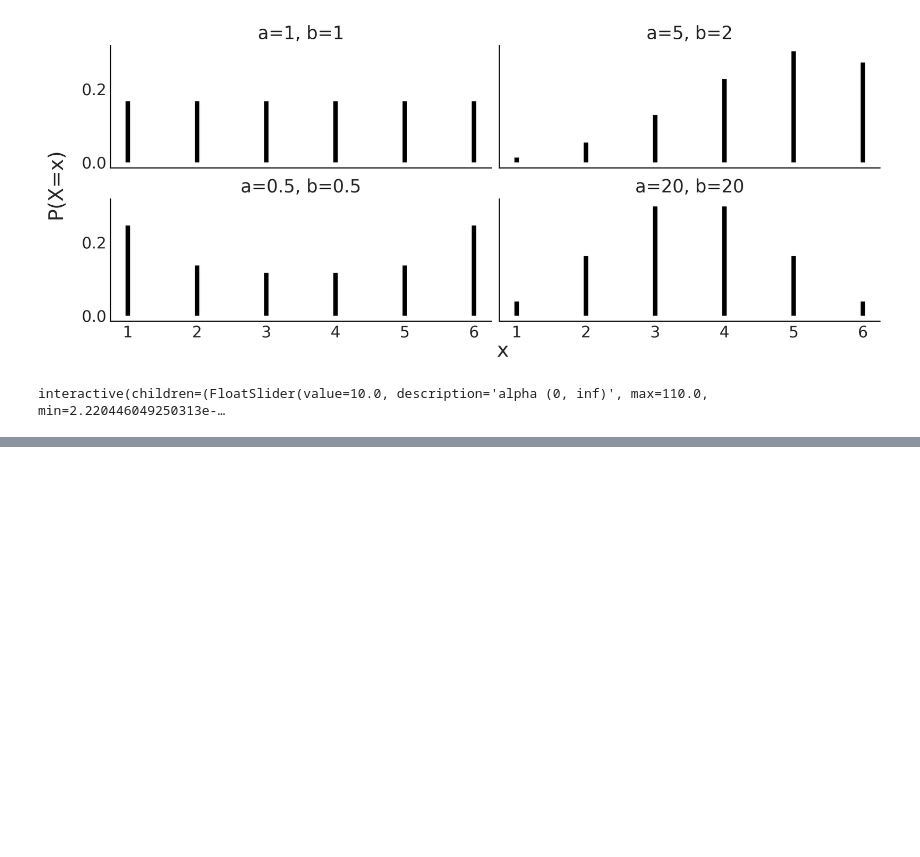
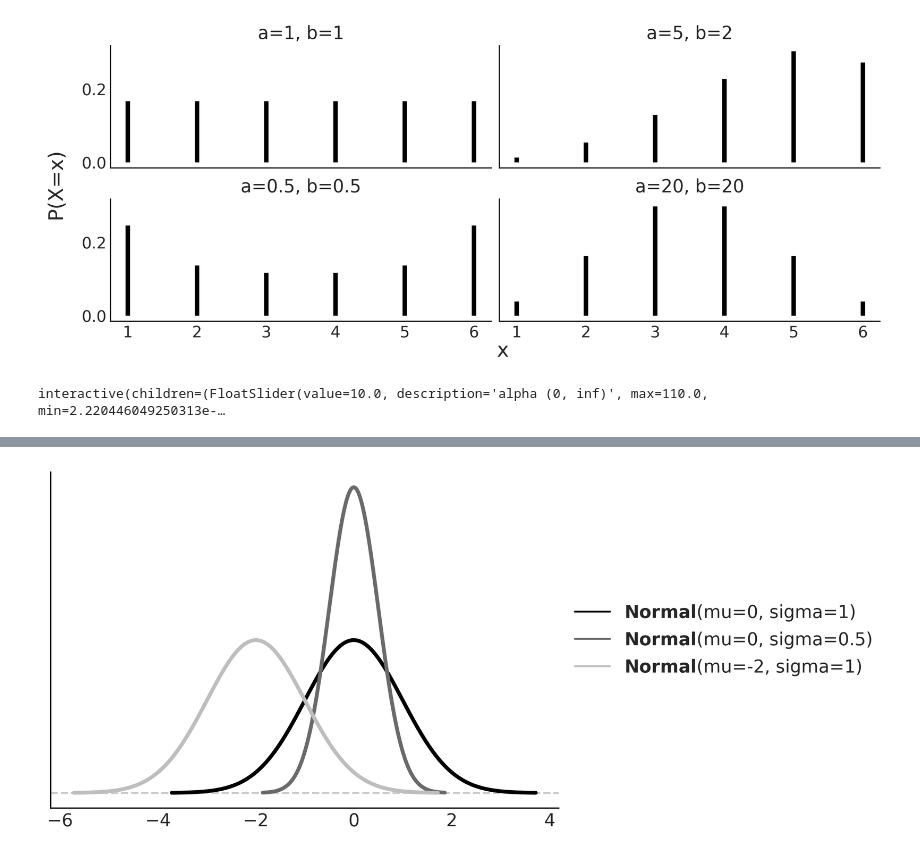
Before and after one commit to MrFanciful/BAP3, a Jupyter notebook: my_work/my_ch01.ipynb, the cells around one changed output, grey strips where cells are left out. Drawn from its saved outputs; the diff is of its cells as text; code cells hidden in the pictures; blank space fills up the shorter version.

```diff
--- a/my_work/my_ch01.ipynb
+++ b/my_work/my_ch01.ipynb
@@ -43,0 +67,12 @@ interactive(children=(FloatSlider(value=10.0, description='alpha (0, inf)', max=
+# %%
+mus = [0.0, 0.0, -2.0]
+sigmas = [1, 0.5, 1]
+
+for mu, sigma in zip(mus, sigmas):
+    ax = pz.Normal(mu, sigma).plot_pdf()
+
+[line.set_linewidth(3.0) for line in ax.get_lines()[1::2]]
+plt.savefig('fig/gaussian_pdf.png')
+plt.show()
+# %% [output]
+[figure, added]
```
Also changed, not shown: parts of 11 cells of this notebook, 8 other files.
